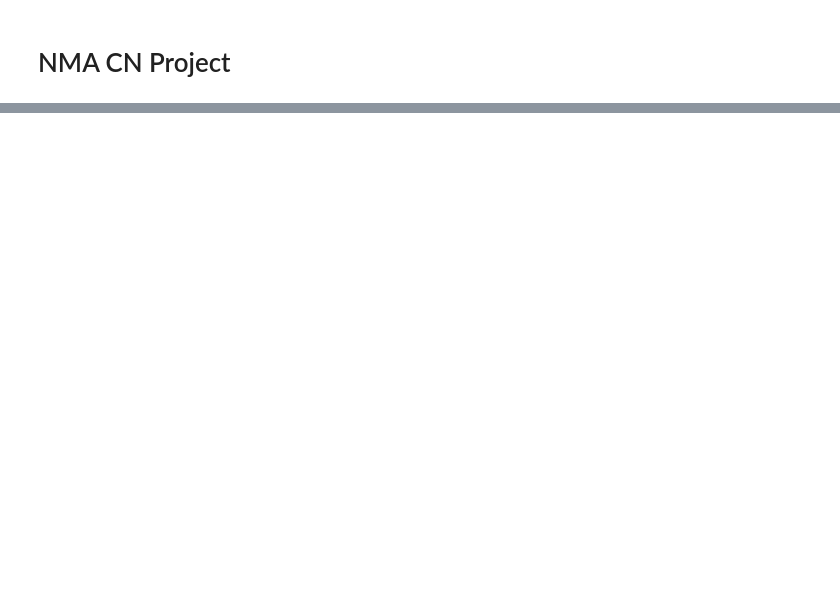
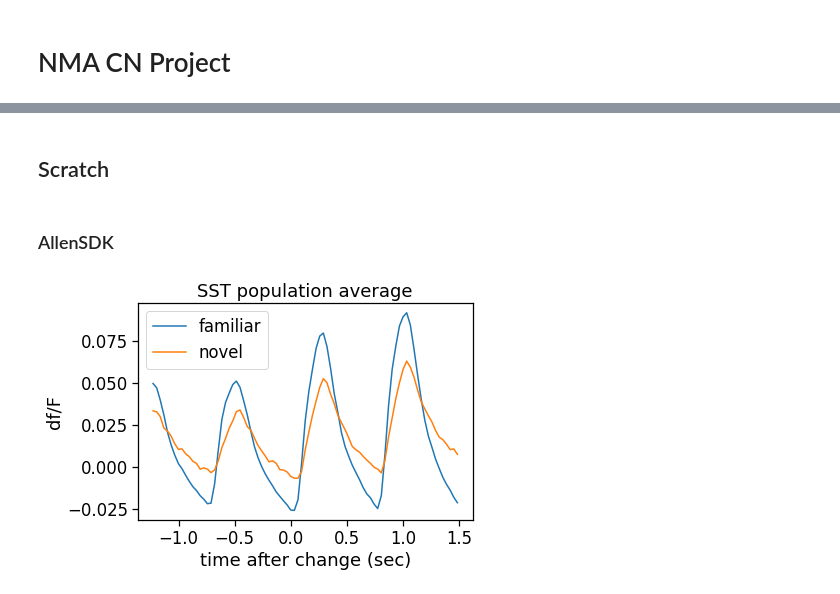
Before and after one commit to seungjaeryanlee/nma-cn-project, a Jupyter notebook: EDA.ipynb, the cells around one changed output, grey strips where cells are left out. Cells and saved outputs as stored; diff of their text form; code cells hidden in the pictures; blank space fills up the shorter version.

Commit message:
Check data ranges

```diff
--- a/EDA.ipynb
+++ b/EDA.ipynb
@@ -27,0 +47,2 @@ ModuleNotFoundError: No module named 'ruamel'
+# %%
+sns.set_context('notebook', font_scale=1.5, rc={'lines.markeredgewidth': 2})
@@ -27,0 +69,3 @@ ModuleNotFoundError: No module named 'ruamel'
+# %%
+filename = "allen_visual_behavior_2p_change_detection_familiar_novel_image_sets.parquet"
+df = pd.read_parquet(filename)
@@ -27,0 +202,28 @@ ModuleNotFoundError: No module named 'ruamel'
+# %% [markdown]
+## Scratch
+# %% [markdown]
+### AllenSDK
+# %%
+def plot_dff(timestamps, traces_list, label_list, title=None, xlabel="time after change (sec)", ylabel="df/F"):
+    for traces, label in zip(traces_list, label_list):
+        plt.plot(timestamps, traces, label=label)
+    plt.title(title)
+    plt.xlabel(xlabel)
+    plt.ylabel(ylabel)
+    plt.legend()
+# %%
+sst_data = df[(df.cre_line=='Sst-IRES-Cre')&(df.is_change==True)]
+vip_data = df[(df.cre_line=='Vip-IRES-Cre')&(df.is_change==True)]
+
+traces_list = []
+for exposure_level in sst_data.exposure_level.unique():
+    traces = np.mean(sst_data[sst_data.exposure_level == exposure_level].trace.values)
+    traces_list.append(traces)
+plot_dff(
+    timestamps=sst_data["trace_timestamps"].values[0],
+    traces_list=traces_list,
+    label_list=sst_data.exposure_level.unique(),
+    title="SST population average"
+)
+# %% [output]
+[figure, added]
```
Also changed, not shown: parts of 30 cells of this notebook.
